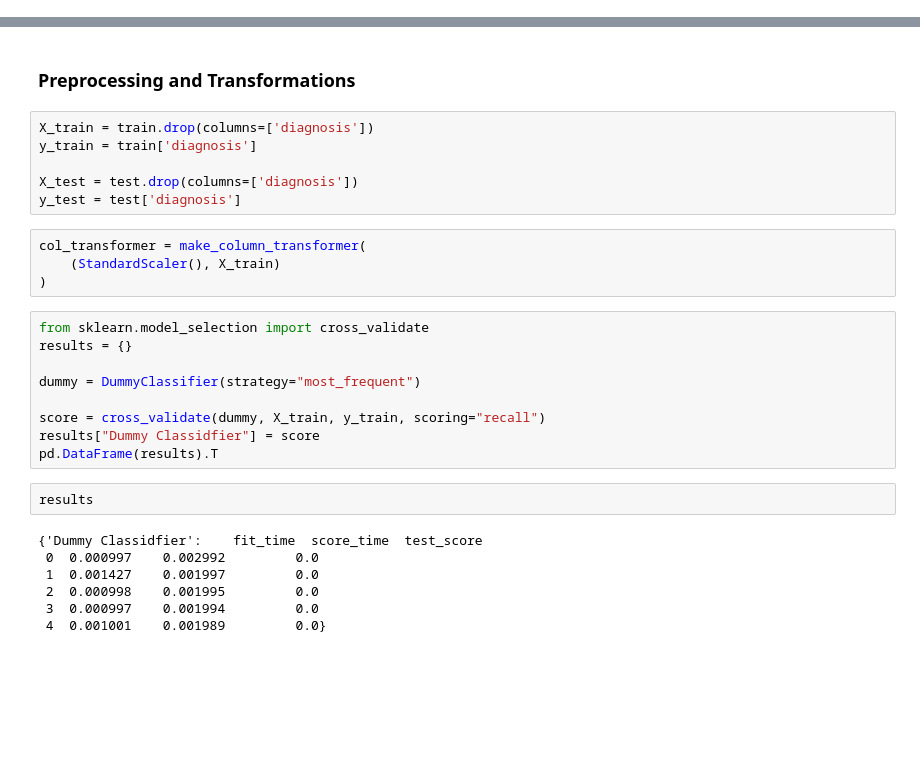
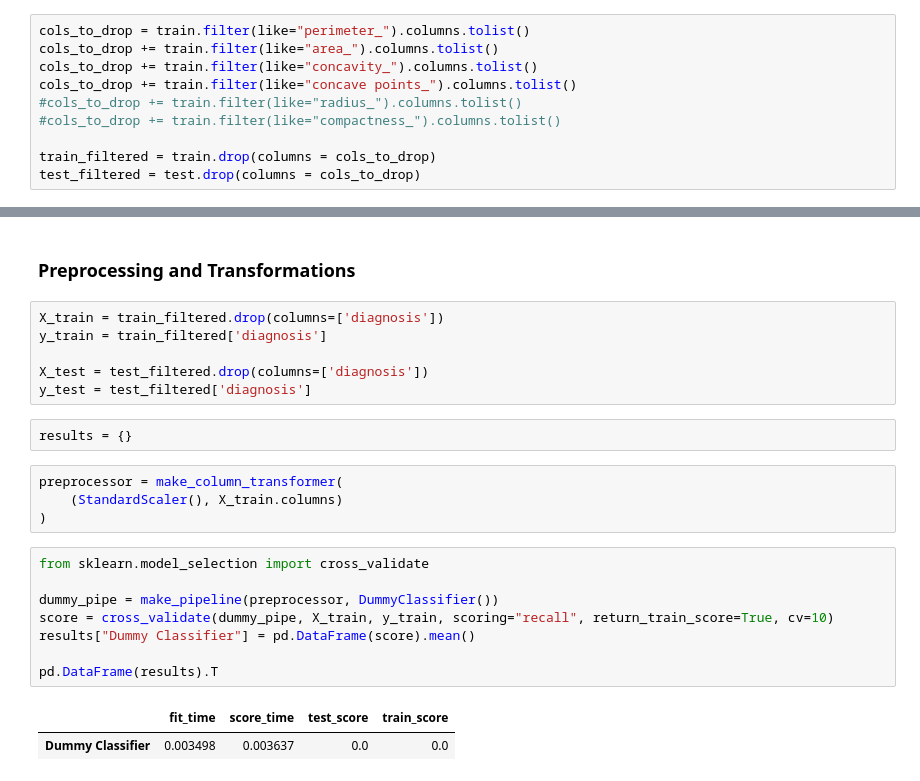
Before and after one commit to nb488/Breast-Cancer-Diagnosis-Project, a Jupyter notebook: main.ipynb, the cells around one changed output, grey strips where cells are left out. Saved outputs shown, nothing was run; the diff lists cells and outputs as text; blank space fills up the shorter version.

```diff
--- a/main.ipynb
+++ b/main.ipynb
@@ -144,0 +164,10 @@ we will combine compactness, concave points and concavity?
+# %%
+cols_to_drop = train.filter(like="perimeter_").columns.tolist()
+cols_to_drop += train.filter(like="area_").columns.tolist()
+cols_to_drop += train.filter(like="concavity_").columns.tolist()
+cols_to_drop += train.filter(like="concave points_").columns.tolist()
+#cols_to_drop += train.filter(like="radius_").columns.tolist()
+#cols_to_drop += train.filter(like="compactness_").columns.tolist()
+
+train_filtered = train.drop(columns = cols_to_drop)
+test_filtered = test.drop(columns = cols_to_drop)
@@ -145,30 +176,25 @@ we will combine compactness, concave points and concavity?
 # %% [markdown]
 ### Preprocessing and Transformations
 # %%
-X_train = train.drop(columns=['diagnosis'])
-y_train = train['diagnosis']
+X_train = train_filtered.drop(columns=['diagnosis'])
+y_train = train_filtered['diagnosis']
 
-X_test = test.drop(columns=['diagnosis'])
-y_test = test['diagnosis']
+X_test = test_filtered.drop(columns=['diagnosis'])
+y_test = test_filtered['diagnosis']
-# %%
-col_transformer = make_column_transformer(
-    (StandardScaler(), X_train)
-)
+# %%
+results = {}
+# %%
+preprocessor = make_column_transformer(
+    (StandardScaler(), X_train.columns)
+)
 # %%
 from sklearn.model_selection import cross_validate
-results = {}
 
-dummy = DummyClassifier(strategy="most_frequent")
+dummy_pipe = make_pipeline(preprocessor, DummyClassifier())
+score = cross_validate(dummy_pipe, X_train, y_train, scoring="recall", return_train_score=True, cv=10)
+results["Dummy Classifier"] = pd.DataFrame(score).mean()
 
-score = cross_validate(dummy, X_train, y_train, scoring="recall")
-results["Dummy Classidfier"] = score
 pd.DataFrame(results).T
+# %% [output]
+|  | fit_time | score_time | test_score | train_score |
+| Dummy Classifier | 0.003498 | 0.003637 | 0.0 | 0.0 |
-# %%
-results
-# %% [output]
-{'Dummy Classidfier':    fit_time  score_time  test_score
- 0  0.000997    0.002992         0.0
- 1  0.001427    0.001997         0.0
- 2  0.000998    0.001995         0.0
- 3  0.000997    0.001994         0.0
- 4  0.001001    0.001989         0.0}
```
Also changed, not shown: parts of 19 cells of this notebook.
